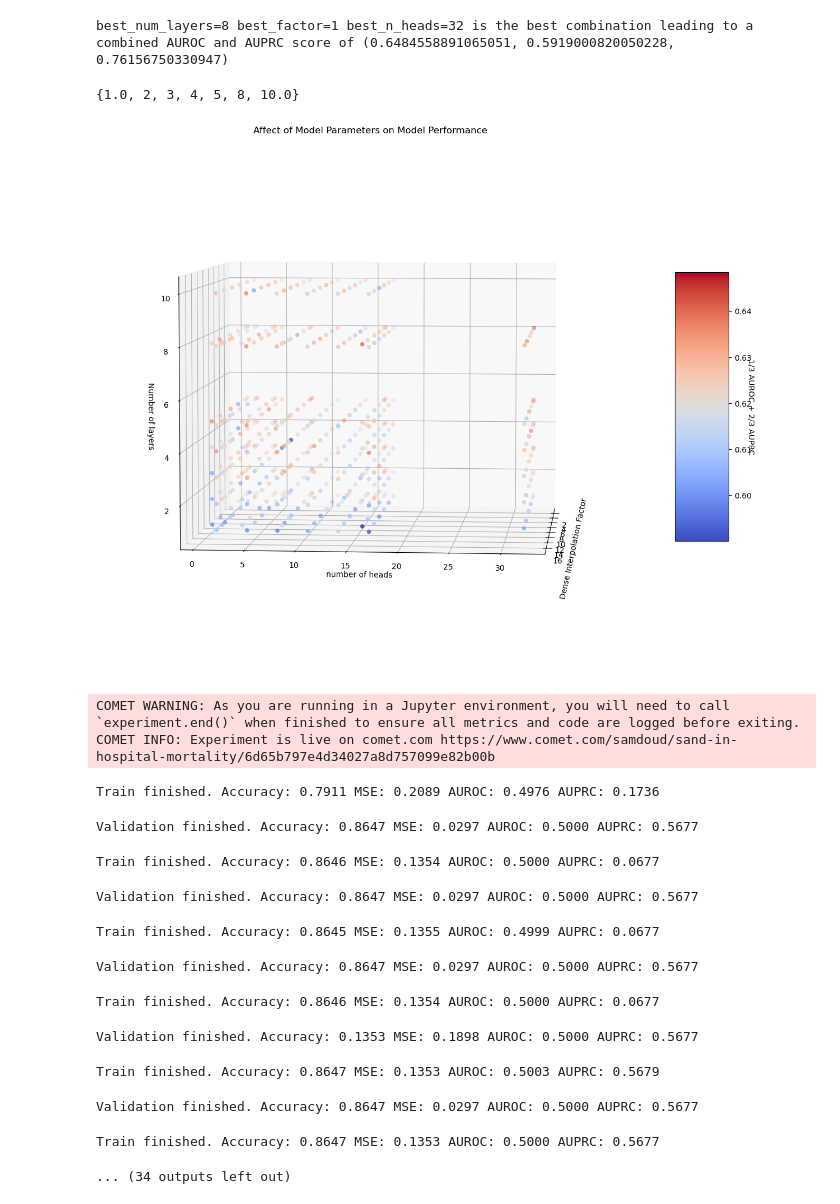
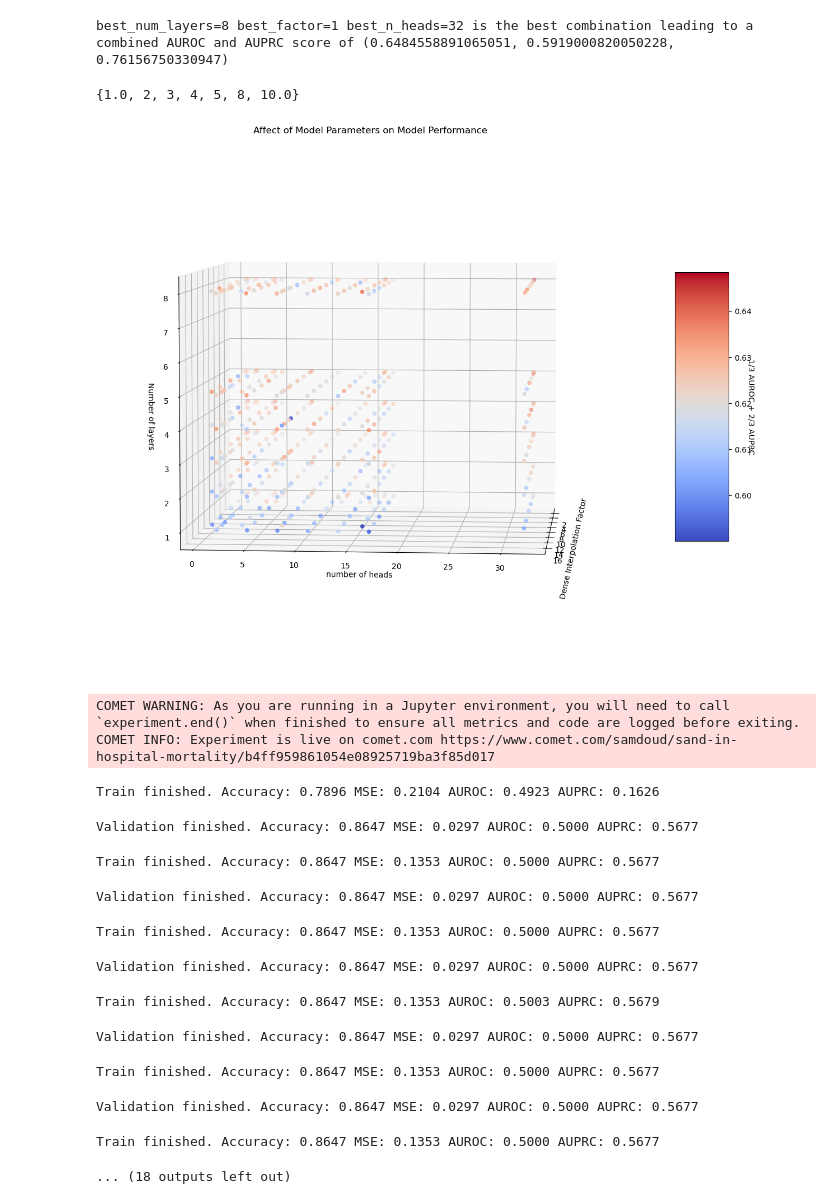
Before and after one commit to SamuelDoud/SAnD, a Jupyter notebook: mortality_training_notebook.ipynb, the cells around one changed output. Saved outputs shown, nothing was run; the diff lists cells and outputs as text; code cells hidden in the pictures.

```diff
--- a/mortality_training_notebook.ipynb
+++ b/mortality_training_notebook.ipynb
@@ -132,7 +132,7 @@ n_heads = 8
 factor = 12 # M
 num_class = 2
 num_layers = 4 # N
-epochs = 28
+epochs = 4
 betas = (0.9, 0.98)
 lr = 5e-4
 eps = 4e-09
@@ -169,7 +169,7 @@ save_results(test_names, preds, test_raw[1], file_path)
 pred_df = pd.read_csv(file_path, index_col=False)
 list_df = pd.read_csv(f"mimic3_benchmarks/data/{task}/test_listfile.csv", index_col=False)
 
-evaluate_predictions(pred_df, list_df, save_file="train/modelspaper_ihm.json")
+evaluate_predictions(pred_df, list_df, save_file="train/paper_ihm.json")
 
 clf.save_to_file("train/models/", "paper-ihm.pth")
 # %% [output]
@@ -576,40 +613,37 @@ from mpl_toolkits.mplot3d import Axes3D
 
 %matplotlib inline
 
 fig = plt.figure()
 ax = fig.add_axes([0, 0, 2, 2], projection="3d")
 
-mixed, auprc, auroc = zip(*scores.values())
 
-x, _, _ = list(zip(*scores.keys()))
 lines = {}
 for point, score in scores.items():
     layer, factor, head = point
     if layer not in lines:
         lines[layer] = []
     lines[layer].append((factor, head, score[0]))
-print(set(x))
 
 scatter = {}
 for layer, data in lines.items():
     factors, heads, new_scores = zip(*data)
     scatter = ax.scatter(factors, heads, zs=layer, c=new_scores, cmap=cm.coolwarm, vmin=min(mixed), vmax=max(mixed))
 cbar = fig.colorbar(scatter, shrink=0.5, aspect=5)
 cbar.set_label('1/3 AUROC + 2/3 AUPRC', rotation=270)
 
 
 ax.set_title("Affect of Model Parameters on Model Performance")
 ax.set_zlabel('Number of layers')
 ax.set_xlabel('Dense Interpolation Factor')
 ax.set_ylabel('number of heads')
 
 ax.view_init(5, 5)
 # %% [output]
 {1.0, 2, 3, 4, 5, 8, 10.0}
-[figure, old version]
+[figure, new version]
 # %%
 num_class = 2
-epochs = 20
+epochs = 12
 betas = (0.9, 0.98)
 lr = 5e-4
 eps = 4e-09
@@ -650,16 +684,16 @@ evaluate_predictions(pred_df, list_df, save_file="results/optimal_ihm.json")
 clf.save_to_file("train/models/", "optimal_ihm.pth")
 # %% [output]
 COMET WARNING: As you are running in a Jupyter environment, you will need to call `experiment.end()` when finished to ensure all metrics and code are logged before exiting.
-COMET INFO: Experiment is live on comet.com https://www.comet.com/samdoud/sand-in-hospital-mortality/6d65b797e4d34027a8d757099e82b00b
+COMET INFO: Experiment is live on comet.com https://www.comet.com/samdoud/sand-in-hospital-mortality/b4ff959861054e08925719ba3f85d017
-Train finished. Accuracy: 0.7911 MSE: 0.2089 AUROC: 0.4976 AUPRC: 0.1736
+Train finished. Accuracy: 0.7896 MSE: 0.2104 AUROC: 0.4923 AUPRC: 0.1626
 Validation finished. Accuracy: 0.8647 MSE: 0.0297 AUROC: 0.5000 AUPRC: 0.5677
-Train finished. Accuracy: 0.8646 MSE: 0.1354 AUROC: 0.5000 AUPRC: 0.0677
+Train finished. Accuracy: 0.8647 MSE: 0.1353 AUROC: 0.5000 AUPRC: 0.5677
 Validation finished. Accuracy: 0.8647 MSE: 0.0297 AUROC: 0.5000 AUPRC: 0.5677
-Train finished. Accuracy: 0.8645 MSE: 0.1355 AUROC: 0.4999 AUPRC: 0.0677
+Train finished. Accuracy: 0.8647 MSE: 0.1353 AUROC: 0.5000 AUPRC: 0.5677
 Validation finished. Accuracy: 0.8647 MSE: 0.0297 AUROC: 0.5000 AUPRC: 0.5677
-Train finished. Accuracy: 0.8646 MSE: 0.1354 AUROC: 0.5000 AUPRC: 0.0677
+Train finished. Accuracy: 0.8647 MSE: 0.1353 AUROC: 0.5003 AUPRC: 0.5679
-Validation finished. Accuracy: 0.1353 MSE: 0.1898 AUROC: 0.5000 AUPRC: 0.5677
+Validation finished. Accuracy: 0.8647 MSE: 0.0297 AUROC: 0.5000 AUPRC: 0.5677
-Train finished. Accuracy: 0.8647 MSE: 0.1353 AUROC: 0.5003 AUPRC: 0.5679
+Train finished. Accuracy: 0.8647 MSE: 0.1353 AUROC: 0.5000 AUPRC: 0.5677
 Validation finished. Accuracy: 0.8647 MSE: 0.0297 AUROC: 0.5000 AUPRC: 0.5677
 Train finished. Accuracy: 0.8647 MSE: 0.1353 AUROC: 0.5000 AUPRC: 0.5677
-... (34 outputs left out)
+... (18 outputs left out)
```
Also changed, not shown: parts of 1 cell of this notebook, 6 other files.
